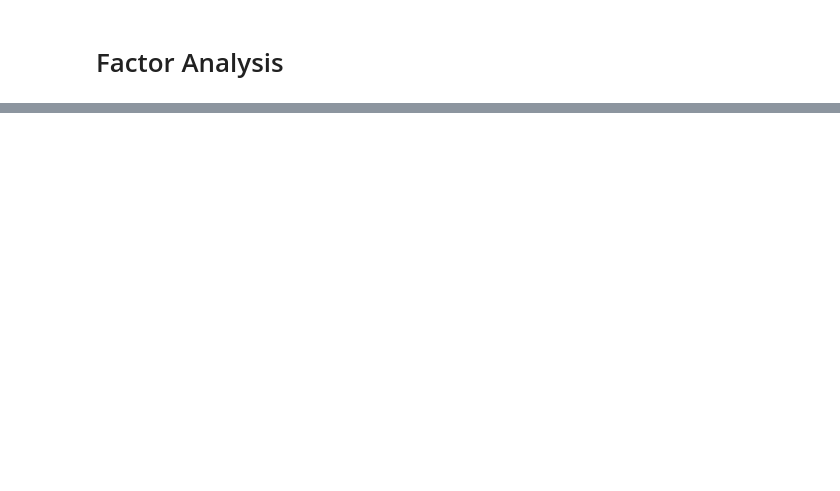
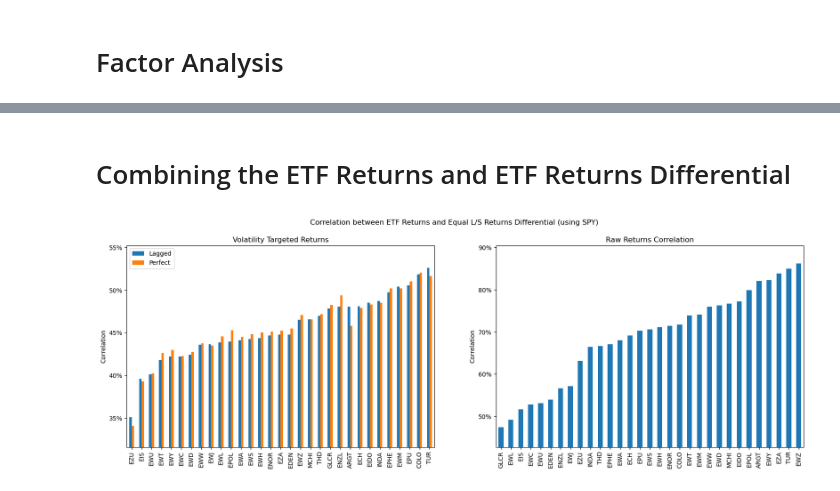
Before and after one commit to diegodalvarez/FXEquitySpillover, a Jupyter notebook: notebook/1FactorModel.ipynb, the cells around one changed output, grey strips where cells are left out. Cells and saved outputs as stored; diff of their text form; code cells hidden in the pictures; blank space fills up the shorter version.

```diff
--- a/notebook/1FactorModel.ipynb
+++ b/notebook/1FactorModel.ipynb
@@ -411,0 +75,3 @@ plt.show()
+# %%
+path = os.path.join(fact_path, "ReturnsOLSModels.pkl")
+with open(path, "rb") as f: rtn_models = pickle.load(f)
@@ -411,0 +128,3 @@ plt.show()
+# %%
+path = os.path.join(fact_path, "ReturnsDifferentialOLSModels.pkl")
+with open(path, "rb") as f: spread_models = pickle.load(f)
@@ -411,0 +177,2 @@ plt.show()
+# %% [markdown]
+# Combining the ETF Returns and ETF Returns Differential
@@ -411,0 +198,44 @@ plt.show()
+# %%
+df_corr = (df_eq
+    [["variable", "etf_ticker", "etf_rtn", "spread", "date"]]
+    .drop_duplicates()
+    .drop(columns = ["date"])
+    .groupby(["variable", "etf_ticker"])
+    .agg("corr")
+    .loc[lambda x: x.spread != 1]
+    .drop(columns = ["etf_rtn"])
+    .reset_index()
+    .drop(columns = ["level_2"])
+    .rename(columns = {"variable": ""})
+    .pivot(index = "etf_ticker", columns = "", values = "spread")
+    .sort_values("px_rtn"))
+# %%
+fig, axes = plt.subplots(ncols = 2, figsize = (20,6))
+(df_corr
+    .drop(columns = ["px_rtn"])
+    .sort_values("lag_rtn")
+    .rename(columns = RENAMER)
+    .plot(
+        kind   = "bar",
+        ax     = axes[0],
+        ylim   = df_corr.lag_rtn.min() * 0.9,
+        xlabel = "",
+        title  = "Volatility Targeted Returns"))
+
+(df_corr
+    [["px_rtn"]]
+    .sort_values("px_rtn")
+    .plot(
+        kind   = "bar",
+        ax     = axes[1],
+        ylim   = df_corr.px_rtn.min() * 0.9,
+        xlabel = "",
+        legend = False,
+        title  = "Raw Returns Correlation"))
+
+fig.suptitle("Correlation between ETF Returns and Equal L/S Returns Differential (using SPY)")
+for ax in axes.flatten():
+    ax.set_ylabel("Correlation")
+    ax.yaxis.set_major_formatter(FuncFormatter(lambda x, pos: f"{x:.0%}"))
+# %% [output]
+[figure, added]
```
Also changed, not shown: parts of 48 cells of this notebook, 3 other files.
